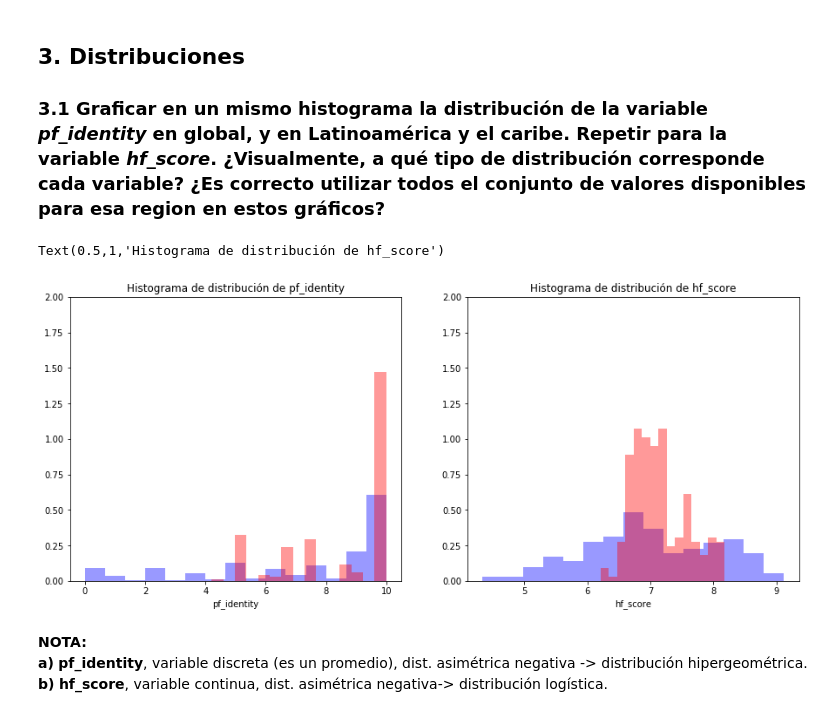
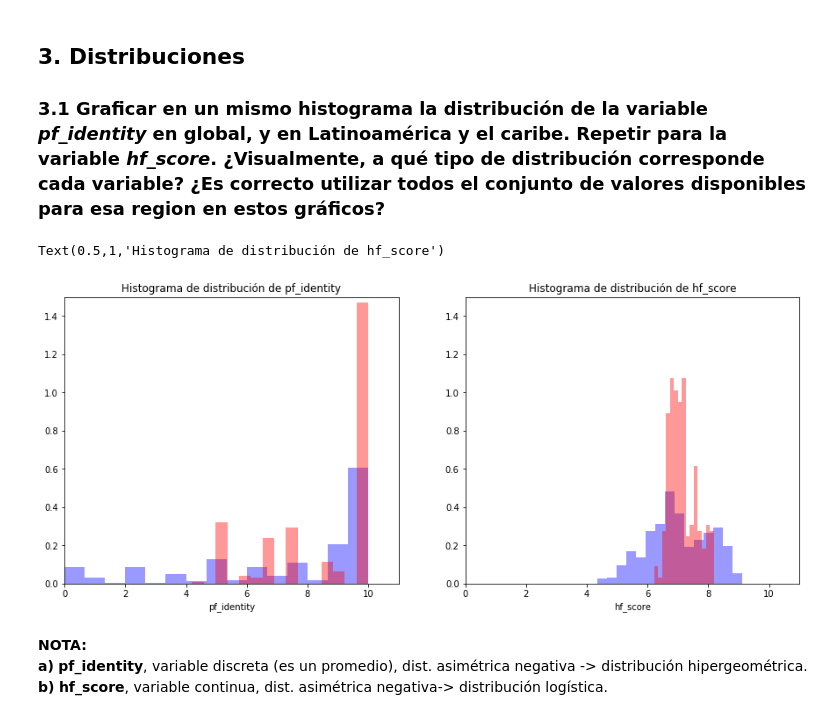
Before and after one commit to Verobornancini/DataScience_AnalisisyVisualizacion, a Jupyter notebook: practico.ipynb, the cells around one changed output. Saved outputs shown, nothing was run; the diff lists cells and outputs as text; code cells hidden in the pictures.

```diff
--- a/practico.ipynb
+++ b/practico.ipynb
@@ -636,25 +643,27 @@ Text(0.5,1,'ef_score por país de Latam')
 # %%
 import seaborn
 import matplotlib.pyplot as plt
 
 plt.figure (figsize=(15,6))
 
 plt.subplot(121)
 seaborn.distplot(dataset_clean.pf_identity, color='blue', label='Mundial', bins=15, kde=False, norm_hist=True)
 seaborn.distplot(latam_clean.pf_identity, color='red', label='Latam', bins=15, kde=False, norm_hist=True)
 plt.xlabel('pf_identity')
-plt.ylim(0,2)
+plt.xlim(0,11)
+plt.ylim(0,1.50)
 plt.title('Histograma de distribución de pf_identity')
 
 plt.subplot(122)
 seaborn.distplot(dataset_clean.hf_score, color='blue', label='Mundial', bins=15, kde=False, norm_hist=True)
 seaborn.distplot(latam_clean.hf_score, color='red', label='Latam', bins=15, kde=False, norm_hist=True)
 plt.xlabel('hf_score')
-plt.ylim(0,2)
+plt.xlim(0,11)
+plt.ylim(0,1.50)
 plt.title('Histograma de distribución de hf_score')
 # %% [output]
 Text(0.5,1,'Histograma de distribución de hf_score')
-[figure, old version]
+[figure, new version]
 # %% [markdown]
 **NOTA:**
 **a)** **pf_identity**, variable discreta (es un promedio), dist. asimétrica negativa -> distribución hipergeométrica.
```
Also changed, not shown: parts of 20 cells of this notebook.
